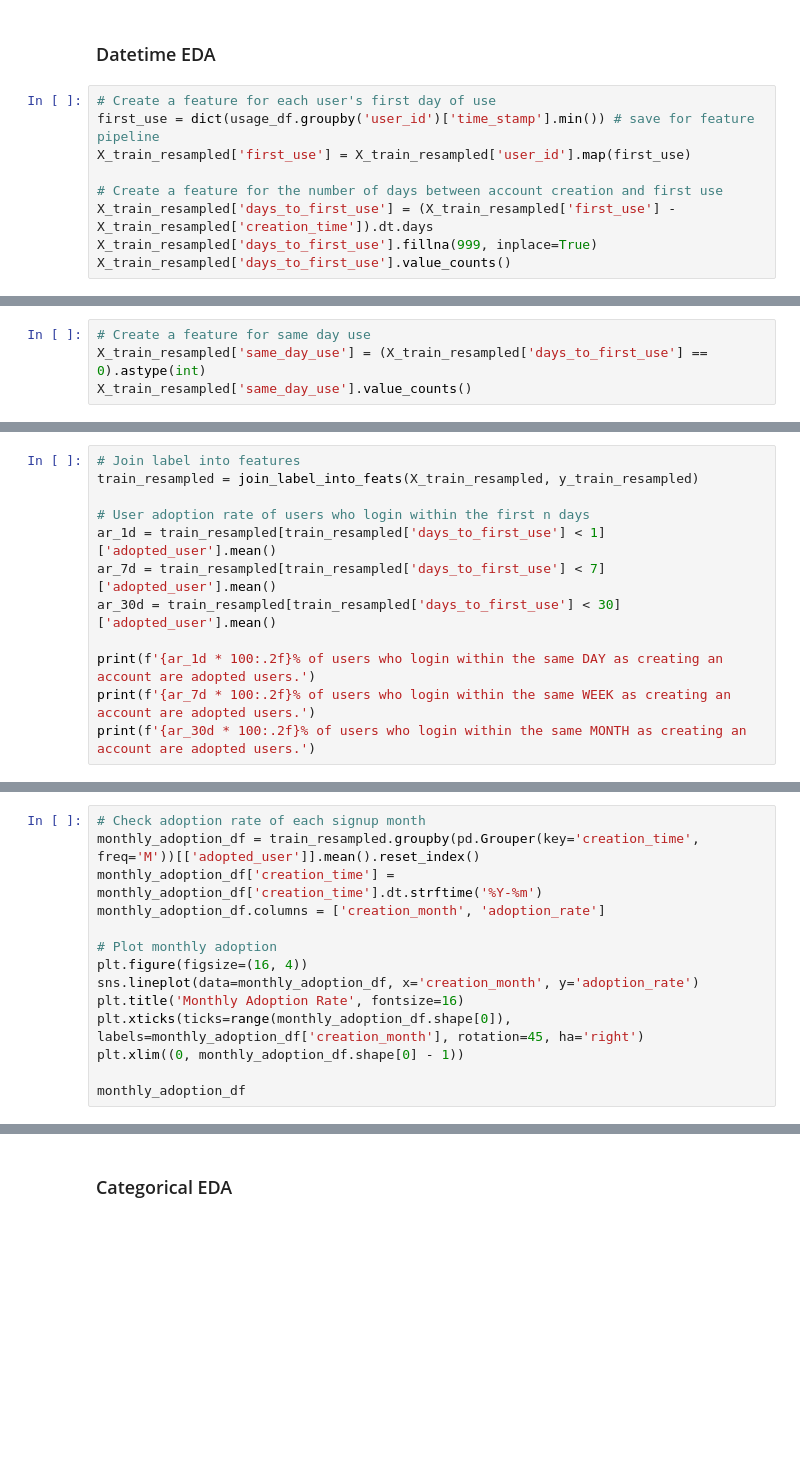
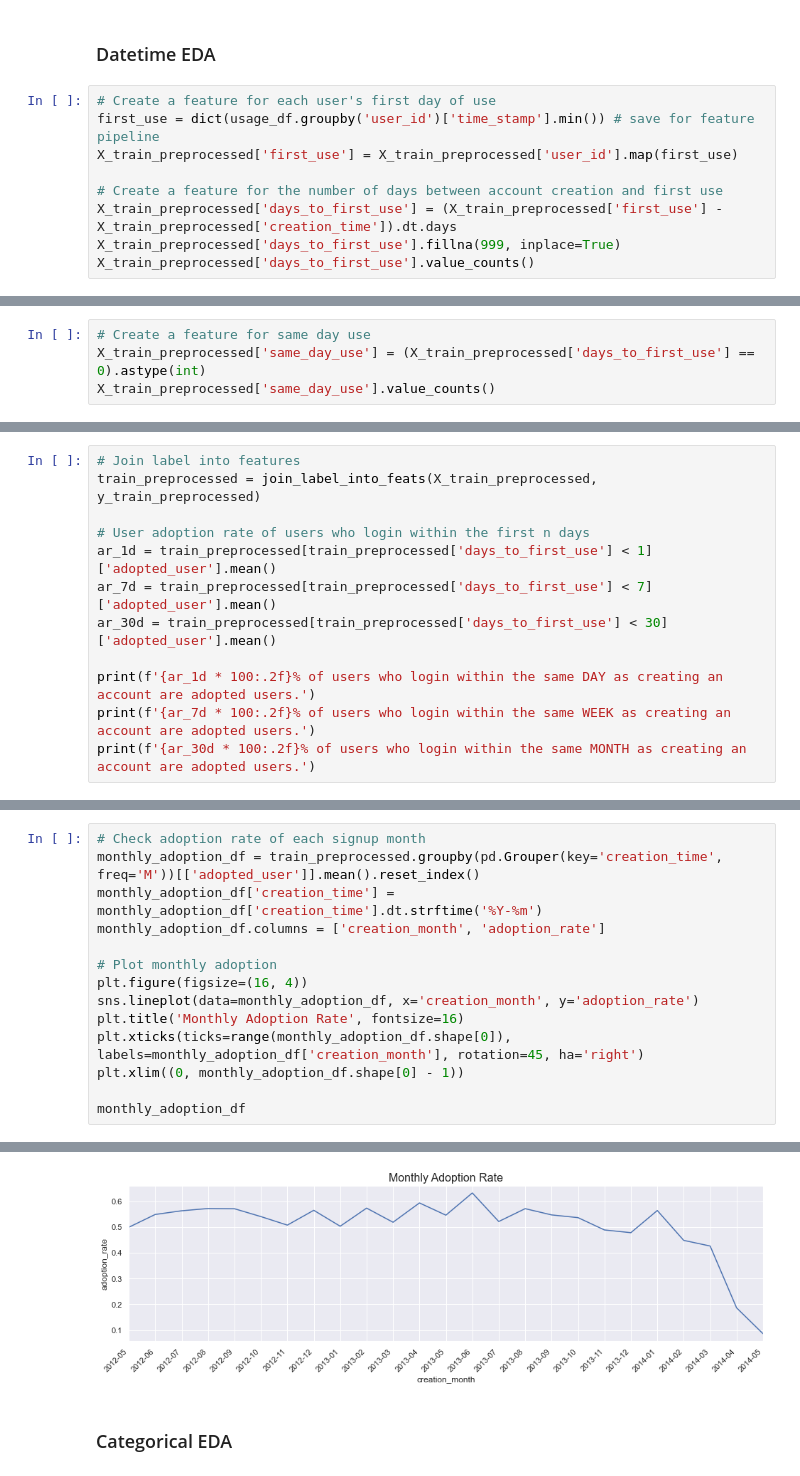
Before and after one commit to tri-bui/relax-challenge, a Jupyter notebook: relax_challenge.ipynb, the cells around one changed output, grey strips where cells are left out. Drawn from its saved outputs; the diff is of its cells as text; blank space fills up the shorter version.

Commit message:
Update train_resampled to train_preprocessed in datetime EDA

```diff
--- a/relax_challenge.ipynb
+++ b/relax_challenge.ipynb
@@ -196,10 +196,10 @@ X_train_preprocessed.shape, y_train_preprocessed.shape
 # %%
 # Create a feature for each user's first day of use
 first_use = dict(usage_df.groupby('user_id')['time_stamp'].min()) # save for feature pipeline
-X_train_resampled['first_use'] = X_train_resampled['user_id'].map(first_use)
+X_train_preprocessed['first_use'] = X_train_preprocessed['user_id'].map(first_use)
 
 # Create a feature for the number of days between account creation and first use
-X_train_resampled['days_to_first_use'] = (X_train_resampled['first_use'] - X_train_resampled['creation_time']).dt.days
-X_train_resampled['days_to_first_use'].fillna(999, inplace=True)
-X_train_resampled['days_to_first_use'].value_counts()
+X_train_preprocessed['days_to_first_use'] = (X_train_preprocessed['first_use'] - X_train_preprocessed['creation_time']).dt.days
+X_train_preprocessed['days_to_first_use'].fillna(999, inplace=True)
+X_train_preprocessed['days_to_first_use'].value_counts()
 # %% [output]
@@ -207,4 +222,4 @@ NameError: name 'usage_df' is not defined
 # %%
 # Create a feature for same day use
-X_train_resampled['same_day_use'] = (X_train_resampled['days_to_first_use'] == 0).astype(int)
-X_train_resampled['same_day_use'].value_counts()
+X_train_preprocessed['same_day_use'] = (X_train_preprocessed['days_to_first_use'] == 0).astype(int)
+X_train_preprocessed['same_day_use'].value_counts()
@@ -211,11 +230,11 @@ X_train_resampled['same_day_use'].value_counts()
 # %%
 # Join label into features
-train_resampled = join_label_into_feats(X_train_resampled, y_train_resampled)
+train_preprocessed = join_label_into_feats(X_train_preprocessed, y_train_preprocessed)
 
 # User adoption rate of users who login within the first n days
-ar_1d = train_resampled[train_resampled['days_to_first_use'] < 1]['adopted_user'].mean()
-ar_7d = train_resampled[train_resampled['days_to_first_use'] < 7]['adopted_user'].mean()
-ar_30d = train_resampled[train_resampled['days_to_first_use'] < 30]['adopted_user'].mean()
+ar_1d = train_preprocessed[train_preprocessed['days_to_first_use'] < 1]['adopted_user'].mean()
+ar_7d = train_preprocessed[train_preprocessed['days_to_first_use'] < 7]['adopted_user'].mean()
+ar_30d = train_preprocessed[train_preprocessed['days_to_first_use'] < 30]['adopted_user'].mean()
 
 print(f'{ar_1d * 100:.2f}% of users who login within the same DAY as creating an account are adopted users.')
 print(f'{ar_7d * 100:.2f}% of users who login within the same WEEK as creating an account are adopted users.')
@@ -223,6 +246,6 @@ print(f'{ar_30d * 100:.2f}% of users who login within the same MONTH as creating
 # %%
 # Check adoption rate of each signup month
-monthly_adoption_df = train_resampled.groupby(pd.Grouper(key='creation_time', freq='M'))[['adopted_user']].mean().reset_index()
+monthly_adoption_df = train_preprocessed.groupby(pd.Grouper(key='creation_time', freq='M'))[['adopted_user']].mean().reset_index()
 monthly_adoption_df['creation_time'] = monthly_adoption_df['creation_time'].dt.strftime('%Y-%m')
 monthly_adoption_df.columns = ['creation_month', 'adoption_rate']
 
@@ -234,3 +257,4 @@ plt.xticks(ticks=range(monthly_adoption_df.shape[0]), labels=monthly_adoption_df
 plt.xlim((0, monthly_adoption_df.shape[0] - 1))
 
 monthly_adoption_df
+# %% [output]
@@ -237,3 +278,4 @@ monthly_adoption_df
+[figure, added]
 # %% [markdown]
 ### Categorical EDA
 # %%
```
Also changed, not shown: parts of 4 cells of this notebook.
